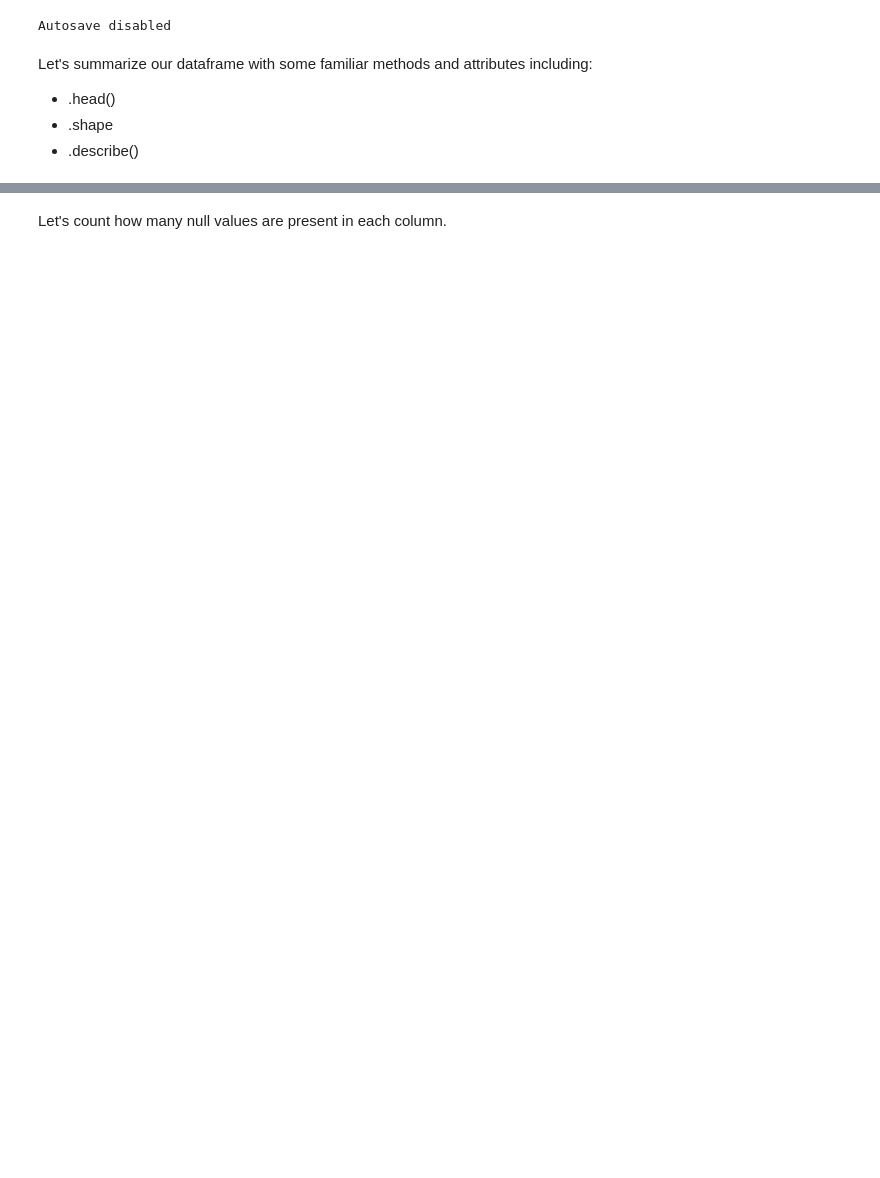
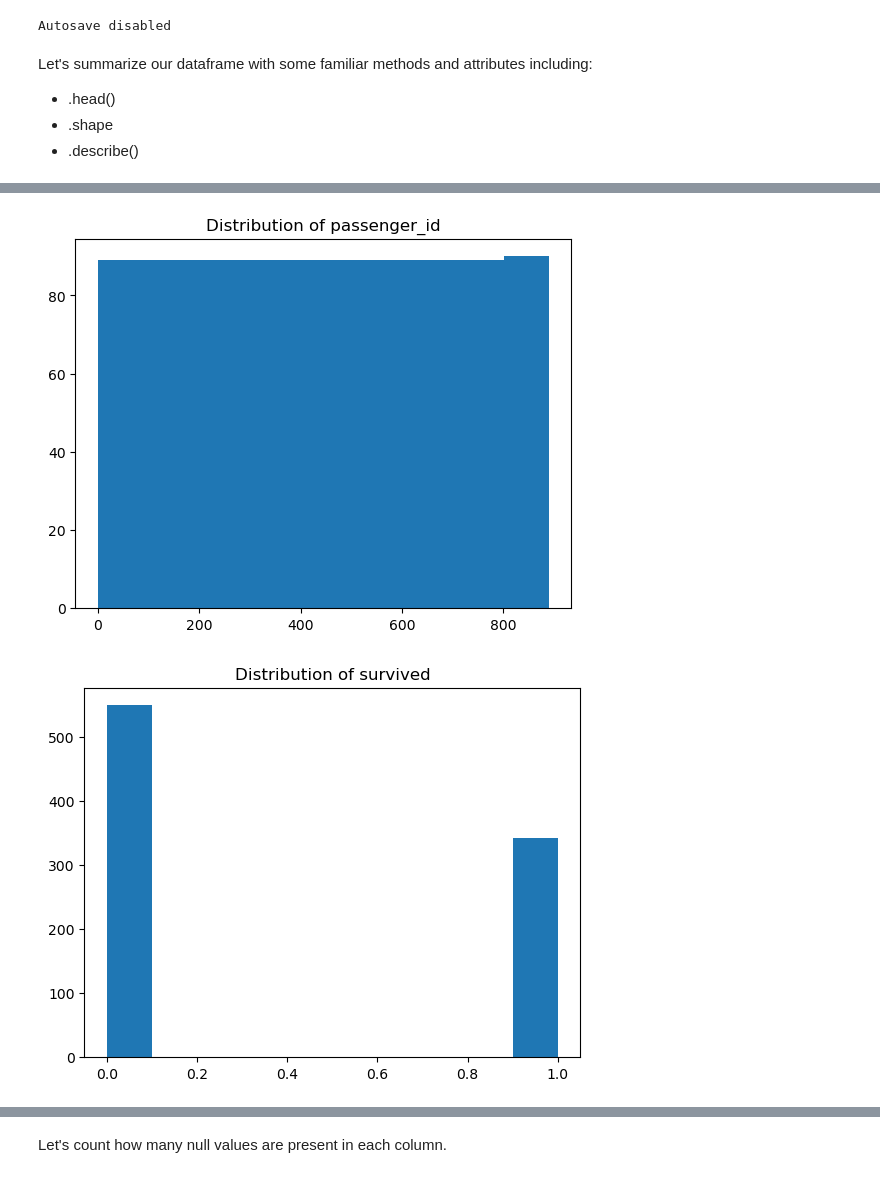
Before and after one commit to CodeupClassroom/somerville-classification-exercises, a Jupyter notebook: prepare_lesson.ipynb, the cells around one changed output, grey strips where cells are left out. Cells and saved outputs as stored; diff of their text form; code cells hidden in the pictures; blank space fills up the shorter version.

```diff
--- a/prepare_lesson.ipynb
+++ b/prepare_lesson.ipynb
@@ -14,3 +14,6 @@ Let's summarize our dataframe with some familiar methods and attributes includin
 - .head()
 - .shape
 - .describe()
+# %%
+df = get_titanic()
+df.head()
@@ -18,0 +68,3 @@ Let's take a look at each column in isolation. We are allowed to do this before
+# %%
+col_mask = df.dtypes == 'object'
+col_mask
@@ -18,0 +86,5 @@ Let's take a look at each column in isolation. We are allowed to do this before
+# %%
+for col in df.columns[col_mask]:
+
+    print(df[col].value_counts())
+    print()
@@ -18,0 +109,3 @@ Let's take a look at each column in isolation. We are allowed to do this before
+# %%
+num_mask = df.dtypes != 'object'
+num_mask
@@ -18,0 +127,9 @@ Let's take a look at each column in isolation. We are allowed to do this before
+# %%
+for col in df.columns[num_mask]:
+
+    plt.figure()
+    plt.hist(df[col])
+    plt.title(f'Distribution of {col}')
+# %% [output]
+[figure, added]
+[figure, added]
```
Also changed, not shown: parts of 30 cells of this notebook.
